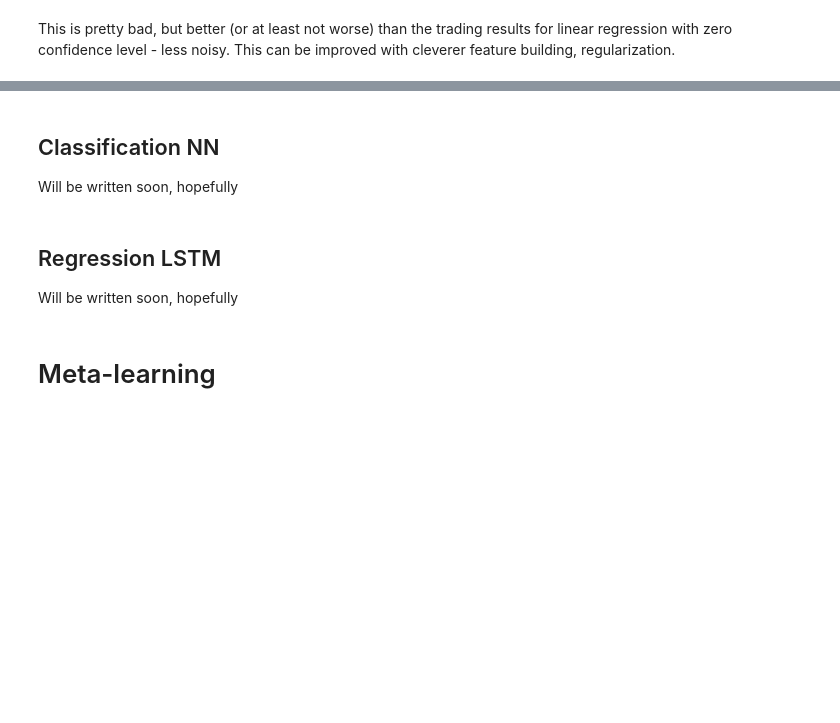
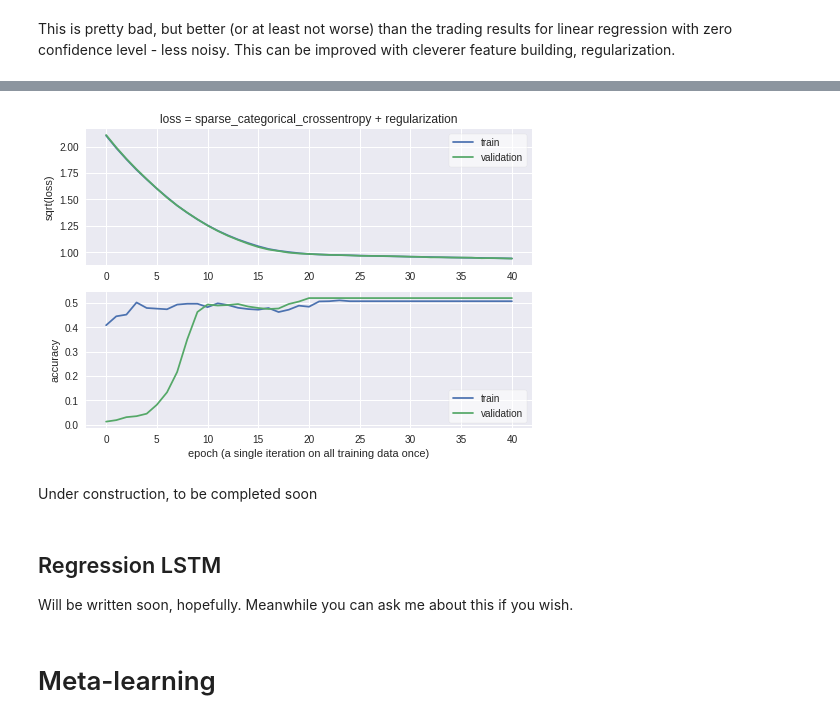
Before and after one commit to Ozziko/AlgoTradingAI, a Jupyter notebook: Oz_Livneh_Algo_Trading_AI.ipynb, the cells around one changed output, grey strips where cells are left out. Saved outputs shown, nothing was run; the diff lists cells and outputs as text; code cells hidden in the pictures; blank space fills up the shorter version.

```diff
--- a/Oz_Livneh_Algo_Trading_AI.ipynb
+++ b/Oz_Livneh_Algo_Trading_AI.ipynb
@@ -1047,0 +1093,41 @@ This model simplification reduced over-fitting. Still, linear regression had a (
+# %%
+class_confidence_level=0
+
+# learning parameters
+batch_size=round(0.1*len(train_test_split_obj.y_train_series))
+learning_rate=1e-2
+max_epochs=500
+
+# callback parameters - stops training when a monitored quantity (val_loss) has stopped improving
+validation_split=0.3 # fraction of the training data to be used as validation data at the end of each epoch, selected from the end of the data
+min_dloss_to_stop=0.05 # minimum abs change in the monitored quantity to qualify as an improvement
+training_patience=10 # number of epochs with no improvement after which training will be stopped
+
+# optional- building optimizer externally
+import tensorflow as tf
+optimizer=tf.train.AdamOptimizer(learning_rate=learning_rate,
+    beta1=0.9,
+    beta2=0.9,
+    epsilon=1e-6)
+
+# optional - building the NN model externally
+from tensorflow import keras
+classification_obj=OzML.classification_deep(train_test_split_obj)
+
+model=keras.Sequential()
+model.add(keras.layers.Dense(10,input_shape=
+                             (len(classification_obj.X_train_df.columns),),
+                             activation='tanh'))
+model.add(keras.layers.Dropout(rate=0.1,seed=1))
+model.add(keras.layers.Dense(10, activation='relu'))
+model.add(keras.layers.Dense(
+        len(set(classification_obj.y_train_classes_series.values)),
+        activation='softmax',
+        kernel_regularizer=keras.regularizers.l1_l2(l1=0.3,l2=0.3)))
+# ------------------ end of inputs ------------------
+
+classification_obj.train_NN(model,max_epochs=max_epochs,
+    batch_size=batch_size,learning_rate=learning_rate,validation_split=validation_split,
+    training_patience=training_patience,min_dloss_to_stop=min_dloss_to_stop,verbose=0)
+classification_obj.plot_training()
+# %% [output]
@@ -1048,9 +1137,9 @@ This model simplification reduced over-fitting. Still, linear regression had a (
+[figure, added]
+# %% [markdown]
+Under construction, to be completed soon
 # %% [markdown]
-## Classification NN
-Will be written soon, hopefully
+## Regression LSTM
+Will be written soon, hopefully. Meanwhile you can ask me about this if you wish.
-# %% [markdown]
-## Regression LSTM
-Will be written soon, hopefully
 # %% [markdown]
 # Meta-learning
 # %% [markdown]
```
Also changed, not shown: parts of 49 cells of this notebook.
